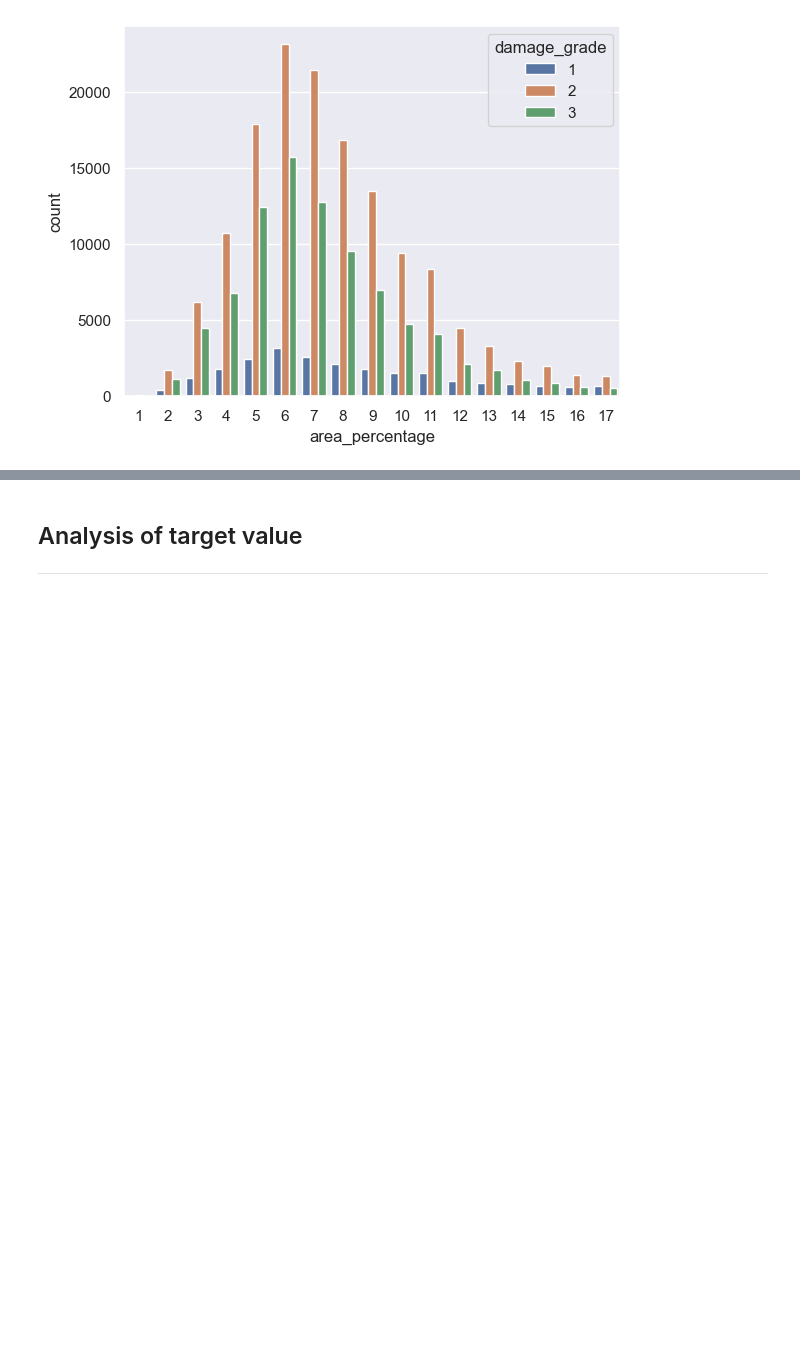
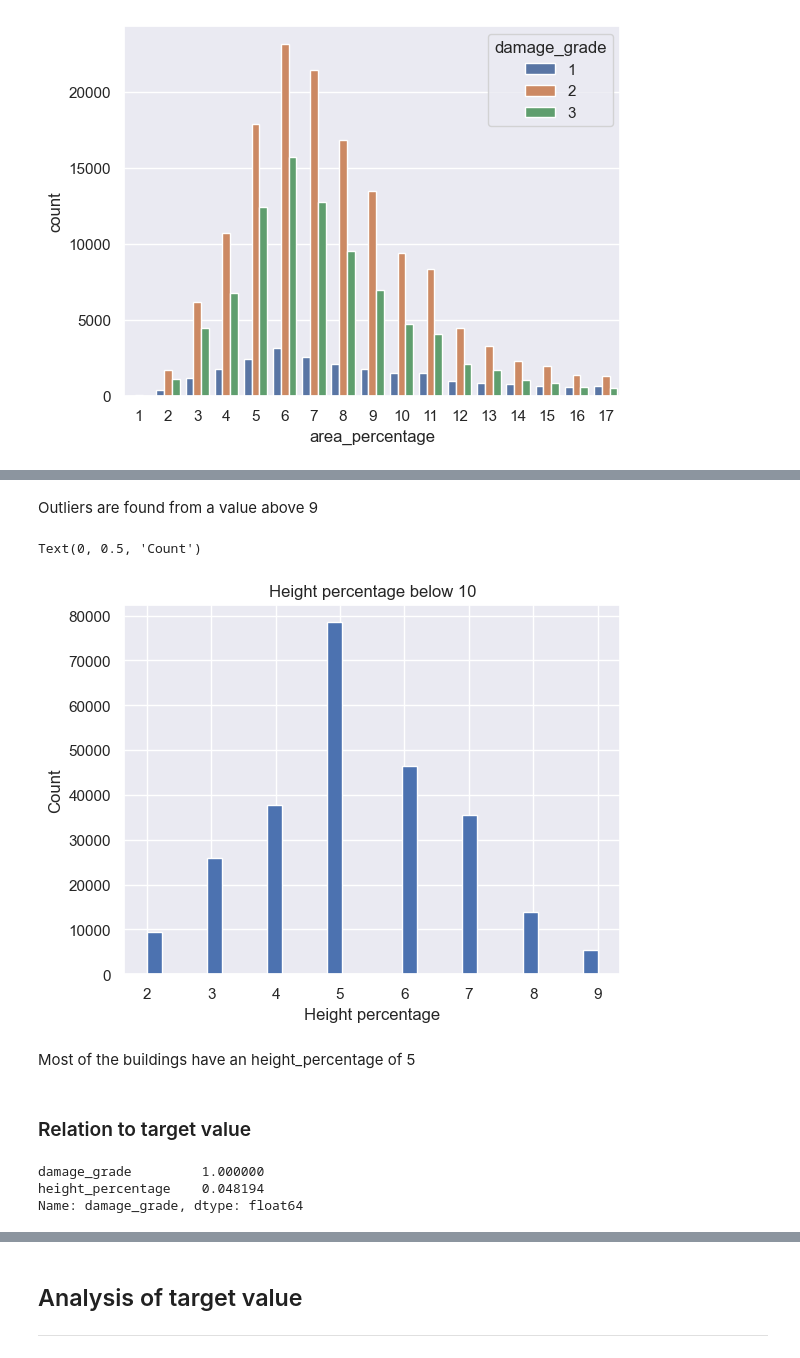
Before and after one commit to Sidies/-2015_Gorkha_earthquake_damage_prediction, a Jupyter notebook: notebooks/Exploration.ipynb, the cells around one changed output, grey strips where cells are left out. Saved outputs shown, nothing was run; the diff lists cells and outputs as text; code cells hidden in the pictures; blank space fills up the shorter version.

```diff
--- a/notebooks/Exploration.ipynb
+++ b/notebooks/Exploration.ipynb
@@ -325,0 +345,30 @@ plt.show()
+# %% [markdown]
+Outliers are found from a value above 9
+# %%
+THRESHOLD = 10
+
+temp_df1 = train_df[train_df['height_percentage'] < THRESHOLD]
+temp_df1['height_percentage'].hist(bins=30)
+plt.title(f'Height percentage below {THRESHOLD}')
+plt.xlabel('Height percentage')
+plt.ylabel('Count')
+# %% [output]
+Text(0, 0.5, 'Count')
+[figure, added]
+# %% [markdown]
+Most of the buildings have an height_percentage of 5
+# %% [markdown]
+### Relation to target value
+# %%
+THRESHOLD = 18
+
+merged_df = pd.merge(train_df, target_df, on='building_id')
+temp_df1 = merged_df[['height_percentage', 'damage_grade']]
+temp_df1 = temp_df1[merged_df['height_percentage'] < THRESHOLD]
+
+corr_matrix = temp_df1.corr()
+corr_matrix['damage_grade'].sort_values(ascending=False)
+# %% [output]
+damage_grade         1.000000
+height_percentage    0.048194
+Name: damage_grade, dtype: float64
```
Also changed, not shown: parts of 14 cells of this notebook.
